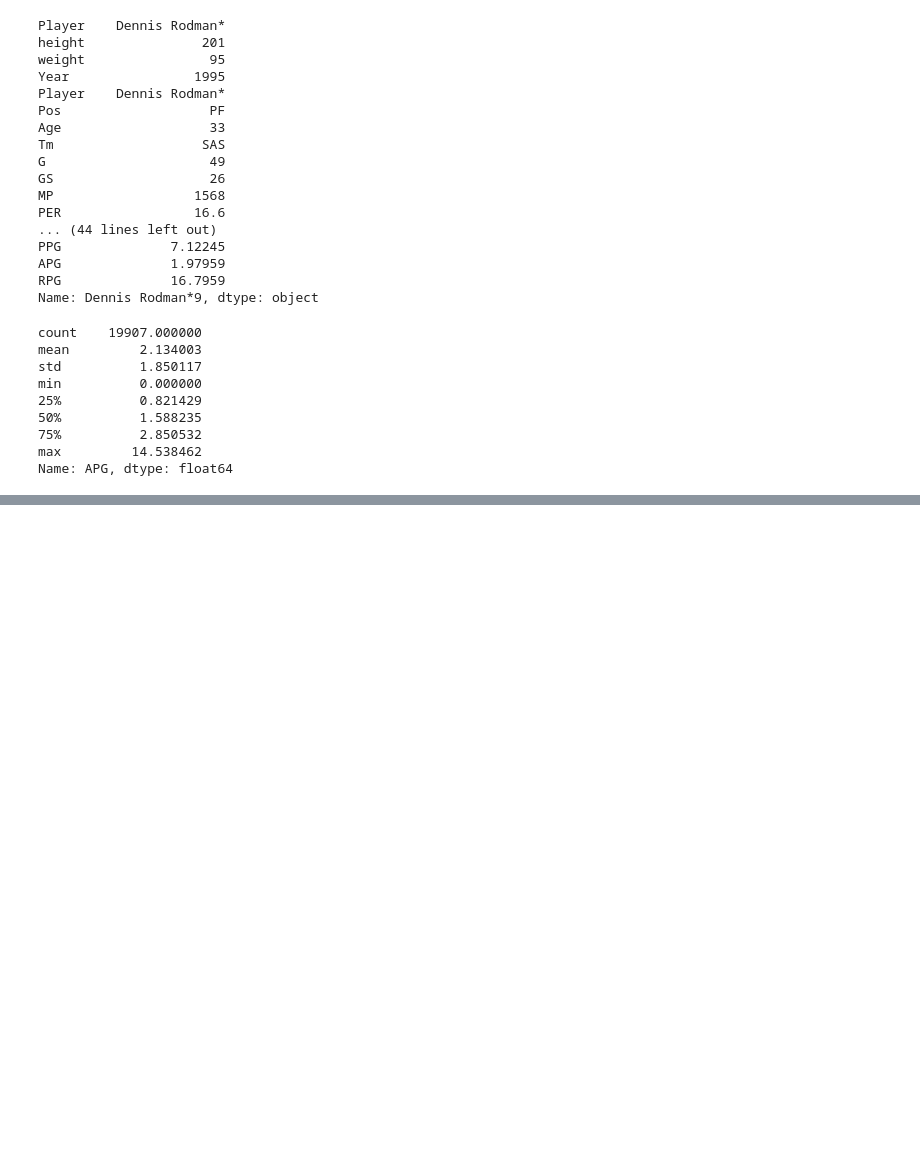
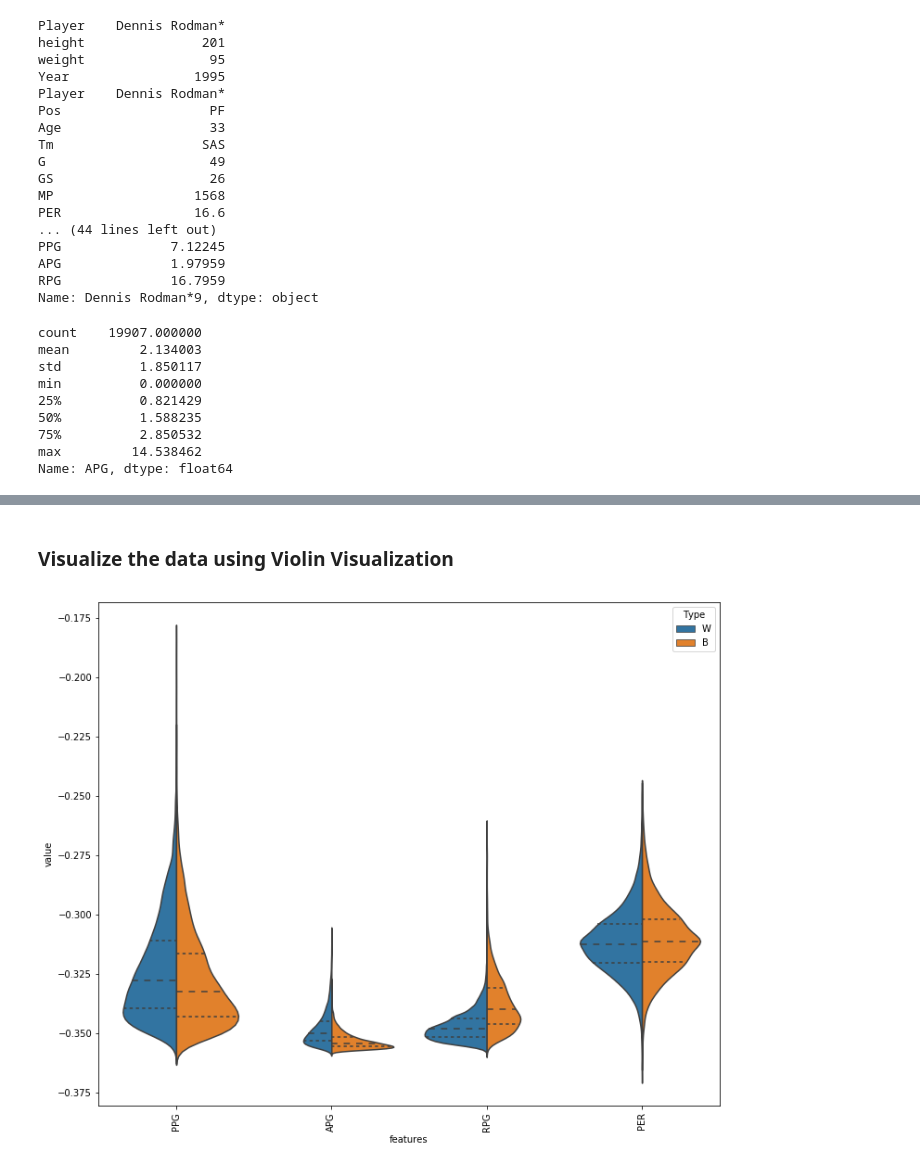
Before and after one commit to venkat9yash/ml-practice, a Jupyter notebook: Nba_Clustering.ipynb, the cells around one changed output, grey strips where cells are left out. Drawn from its saved outputs; the diff is of its cells as text; code cells hidden in the pictures; blank space fills up the shorter version.

```diff
--- a/Nba_Clustering.ipynb
+++ b/Nba_Clustering.ipynb
@@ -139,0 +146,13 @@ ValueError: cannot reindex from a duplicate axis
+# %%
+min_max_scaler = MinMaxScaler()
+imp=Imputer(missing_values=np.nan, strategy="mean" )
+metrics = [  'height', 'weight','Age', 'G', 'GS', 'MP',
+       'PER', 'TS%', '3PAr', 'FTr', 'ORB%', 'DRB%', 'TRB%', 'AST%', 'STL%',
+       'BLK%', 'TOV%', 'USG%', 'OWS', 'DWS', 'WS', 'WS/48',
+       'OBPM', 'DBPM', 'BPM', 'VORP', 'FGA', 'FG%', '3P', '3PA', '3P%',
+       '2P', '2PA', '2P%', 'eFG%', 'FT', 'FTA', 'FT%', 'ORB', 'DRB', 'TRB',
+       'AST', 'STL', 'BLK', 'TOV', 'PF', 'PTS','PPG','APG','RPG']
+norm_df = indexed_df
+nan_df = imp.fit_transform(norm_df[metrics])
+norm_df[metrics] = (nan_df-nan_df.mean())/nan_df.std()#pd.DataFrame(min_max_scaler.fit_transform(nan_df))
+norm_df.head(5)
@@ -139,0 +189,12 @@ ValueError: cannot reindex from a duplicate axis
+# %% [markdown]
+### Visualize the data using Violin Visualization
+# %%
+data = pd.melt(norm_df,id_vars=["Type","Pos"],value_vars=["PPG","APG","RPG","PER"],
+                    var_name="features",
+                    value_name="value")
+plt.subplots(figsize=(12,10))
+sns.violinplot(x="features", y="value", hue="Type", data=data,split=True, inner="quart")
+plt.xticks(rotation=90)
+plt.show()
+# %% [output]
+[figure, added]
```
Also changed, not shown: parts of 16 cells of this notebook.
